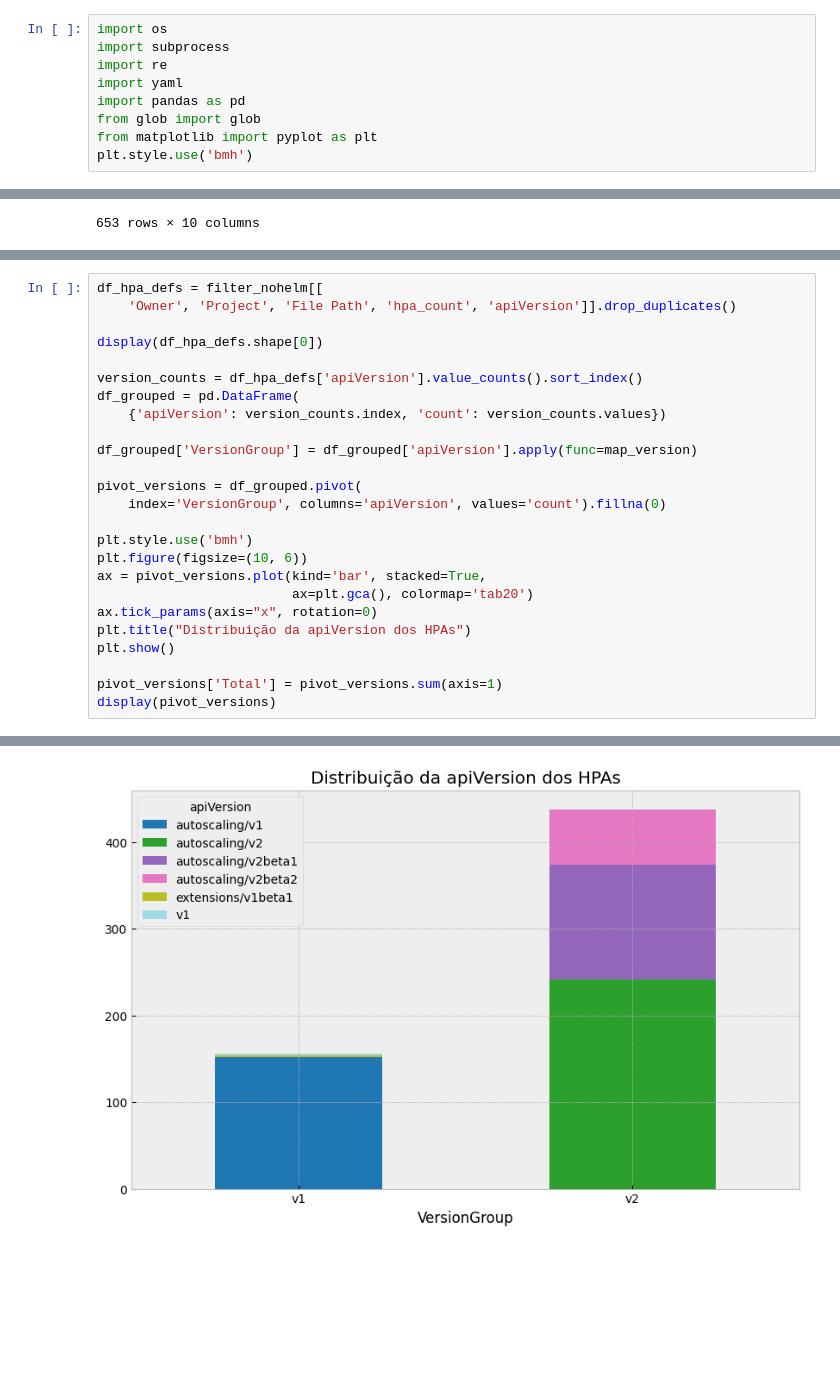
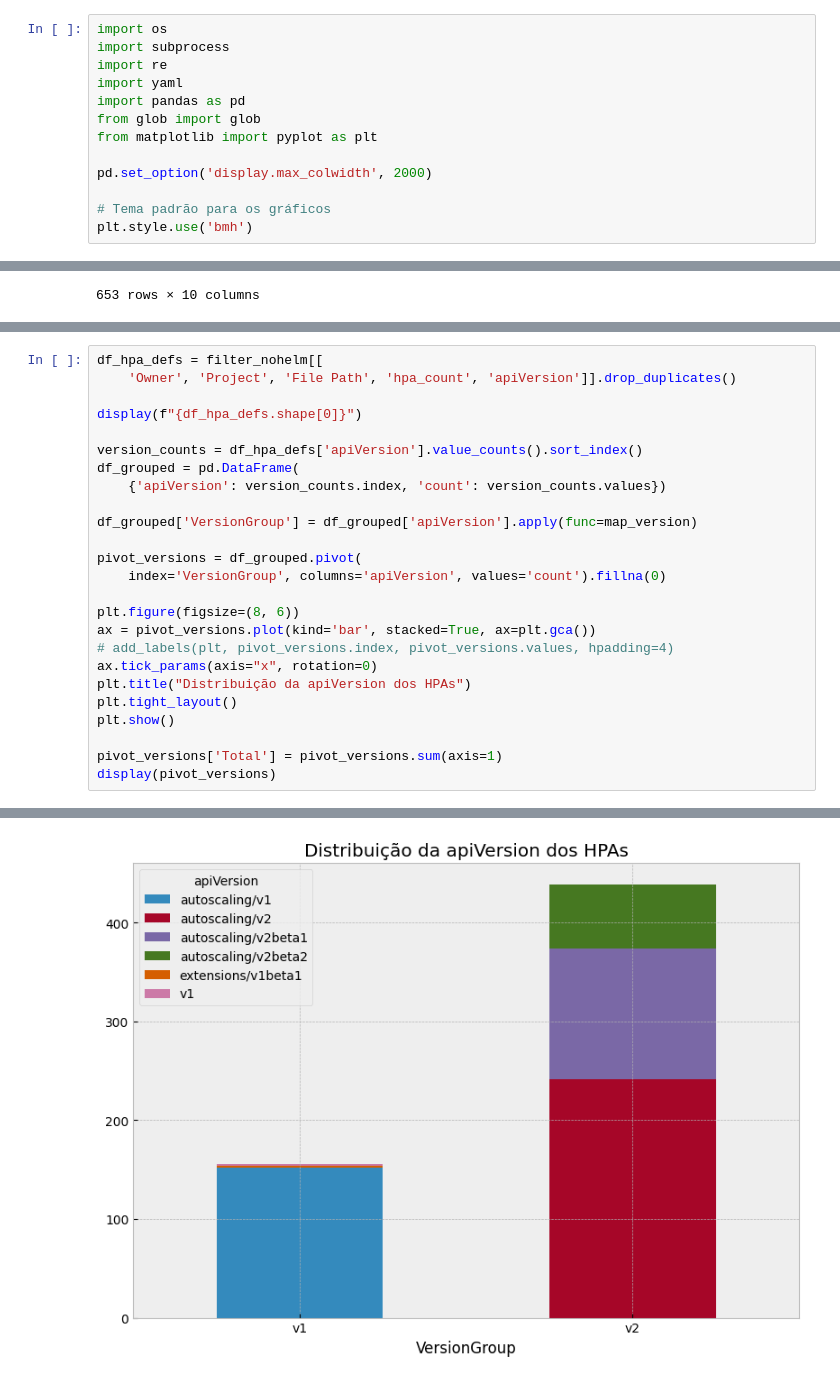
Before and after one commit to xisberto/hpa_usage, a Jupyter notebook: hpa_classify.ipynb, the cells around one changed output, grey strips where cells are left out. Cells and saved outputs as stored; diff of their text form; blank space fills up the shorter version.

```diff
--- a/hpa_classify.ipynb
+++ b/hpa_classify.ipynb
@@ -10,6 +10,10 @@ import yaml
 import pandas as pd
 from glob import glob
 from matplotlib import pyplot as plt
+
+pd.set_option('display.max_colwidth', 2000)
+
+# Tema padrão para os gráficos
 plt.style.use('bmh')
 # %% [markdown]
 ## Definição de funções
@@ -418,7 +445,7 @@ plt.show()
 df_hpa_defs = filter_nohelm[[
     'Owner', 'Project', 'File Path', 'hpa_count', 'apiVersion']].drop_duplicates()
 
-display(df_hpa_defs.shape[0])
+display(f"{df_hpa_defs.shape[0]}")
 
 version_counts = df_hpa_defs['apiVersion'].value_counts().sort_index()
 df_grouped = pd.DataFrame(
@@ -429,12 +456,12 @@ df_grouped['VersionGroup'] = df_grouped['apiVersion'].apply(func=map_version)
 pivot_versions = df_grouped.pivot(
     index='VersionGroup', columns='apiVersion', values='count').fillna(0)
 
-plt.style.use('bmh')
-plt.figure(figsize=(10, 6))
-ax = pivot_versions.plot(kind='bar', stacked=True,
-                         ax=plt.gca(), colormap='tab20')
+plt.figure(figsize=(8, 6))
+ax = pivot_versions.plot(kind='bar', stacked=True, ax=plt.gca())
+# add_labels(plt, pivot_versions.index, pivot_versions.values, hpadding=4)
 ax.tick_params(axis="x", rotation=0)
 plt.title("Distribuição da apiVersion dos HPAs")
+plt.tight_layout()
 plt.show()
 
 pivot_versions['Total'] = pivot_versions.sum(axis=1)
@@ -444,4 +471,4 @@ display(pivot_versions)
-[figure, old version]
+[figure, new version]
 | apiVersion | autoscaling/v1 | autoscaling/v2 | autoscaling/v2beta1 | autoscaling/v2beta2 | extensions/v1beta1 | ... |
 | VersionGroup |  |  |  |  |  | ... |
 | v1 | 152.0 | 0.0 | 0.0 | 0.0 | 2.0 | ... |
```
Also changed, not shown: parts of 23 cells of this notebook.
